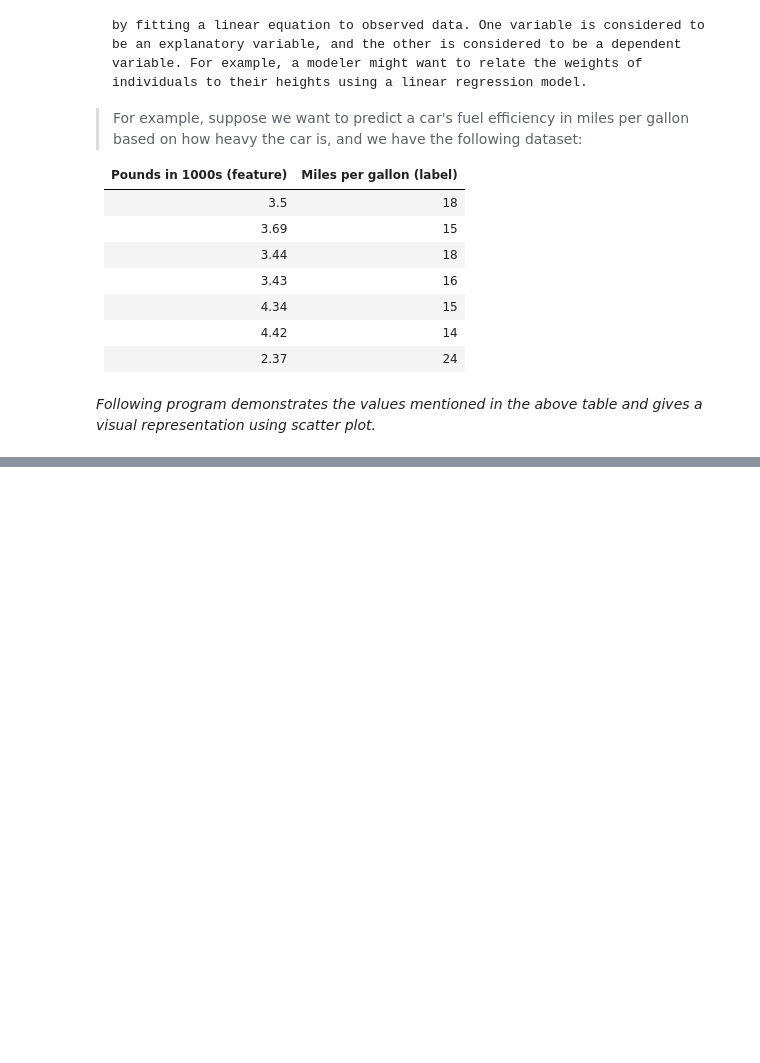
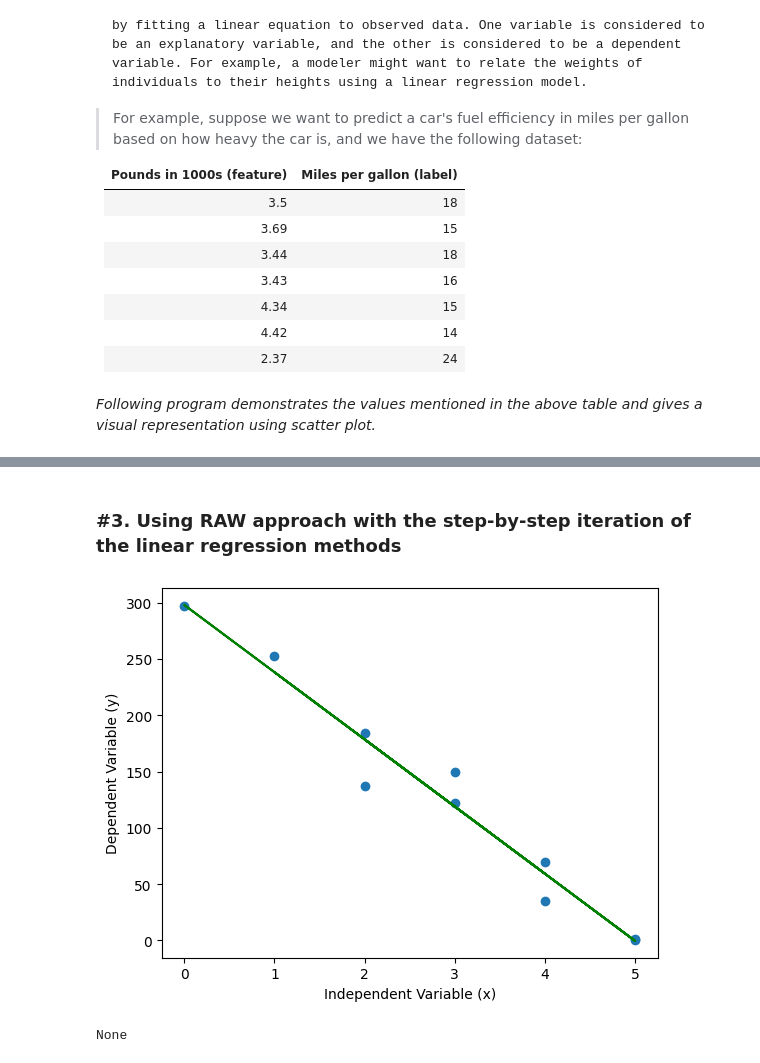
Before and after one commit to Shashwath-K/RE_ADA_VER_1, a Jupyter notebook: ml_basics/1. Linear_regression.ipynb, the cells around one changed output, grey strips where cells are left out. Saved outputs shown, nothing was run; the diff lists cells and outputs as text; code cells hidden in the pictures; blank space fills up the shorter version.

```diff
--- a/ml_basics/1. Linear_regression.ipynb
+++ b/ml_basics/1. Linear_regression.ipynb
@@ -37,0 +61,51 @@ plt.show()
+# %% [markdown]
+### #3. Using RAW approach with the step-by-step iteration of the linear regression methods
+# %%
+import matplotlib.pyplot as plt
+
+class Solution:
+    def calculate_equation(self, x, y):
+        n = len(x)
+        n1 = len(y)
+        if n != n1:
+            return "The number of independent and dependent variables must be the same"
+        # Calculate the x^2, y^2 and x*y for each value and store the items in a list
+        x_squared = [i**2 for i in x]
+        y_squared = [i**2 for i in y]
+        xy = [x[i]*y[i] for i in range(n)]
+
+        # Calculate the sum of x, y, x^2, y^2 and x*y
+        sum_x = sum(x)
+        sum_y = sum(y)
+        sum_x_squared = sum(x_squared)
+        sum_y_squared = sum(y_squared)
+        sum_xy = sum(xy)
+
+        # Calculate the slope (m) and intercept (b) using the formulas
+        m = (n*sum_xy - sum_x*sum_y) / (n*sum_x_squared - sum_x**2)
+        b = (sum_y - m*sum_x) / n
+
+        # Return the slope and intercept as a values
+        return m, b
+
+    def linear_regression(self, x, y):
+        m, b = self.calculate_equation(x, y)
+
+        plt.scatter(x,y)
+        plt.plot(x, [m*i + b for i in x], color='green')
+        plt.xlabel("Independent Variable (x)")
+        plt.ylabel("Dependent Variable (y)")
+        plt.show()
+
+if __name__ == "__main__":
+
+    # Input the variables
+    # Decide which is the Independent variable (x) and which is the Dependent variable (y)
+    x = [2,4,2,5,4,0,3,5,1,3]
+    y = [137, 70, 184, 0, 35, 297, 122 , 1, 253, 150]
+
+    solution = Solution()
+    result = solution.linear_regression(x,y)
+# %% [output]
+[figure, added]
+None
```
Also changed, not shown: parts of 3 cells of this notebook.
